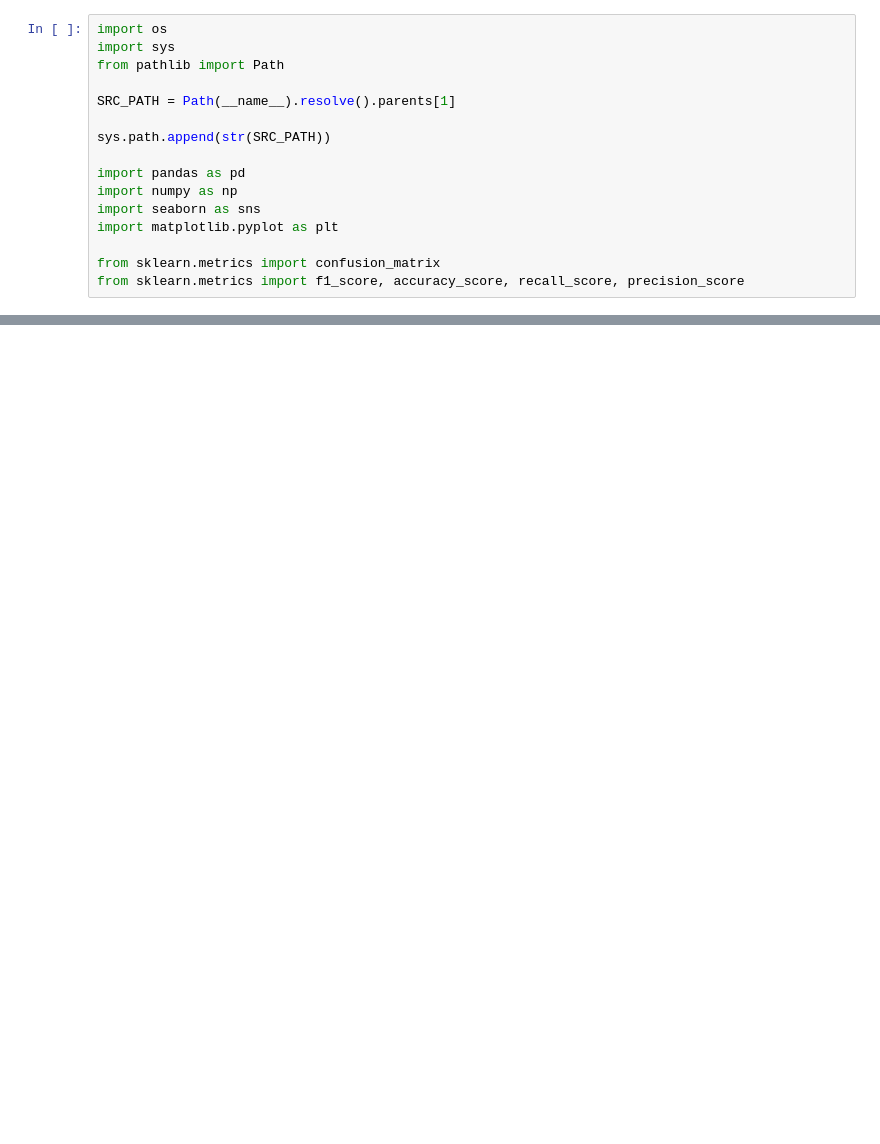
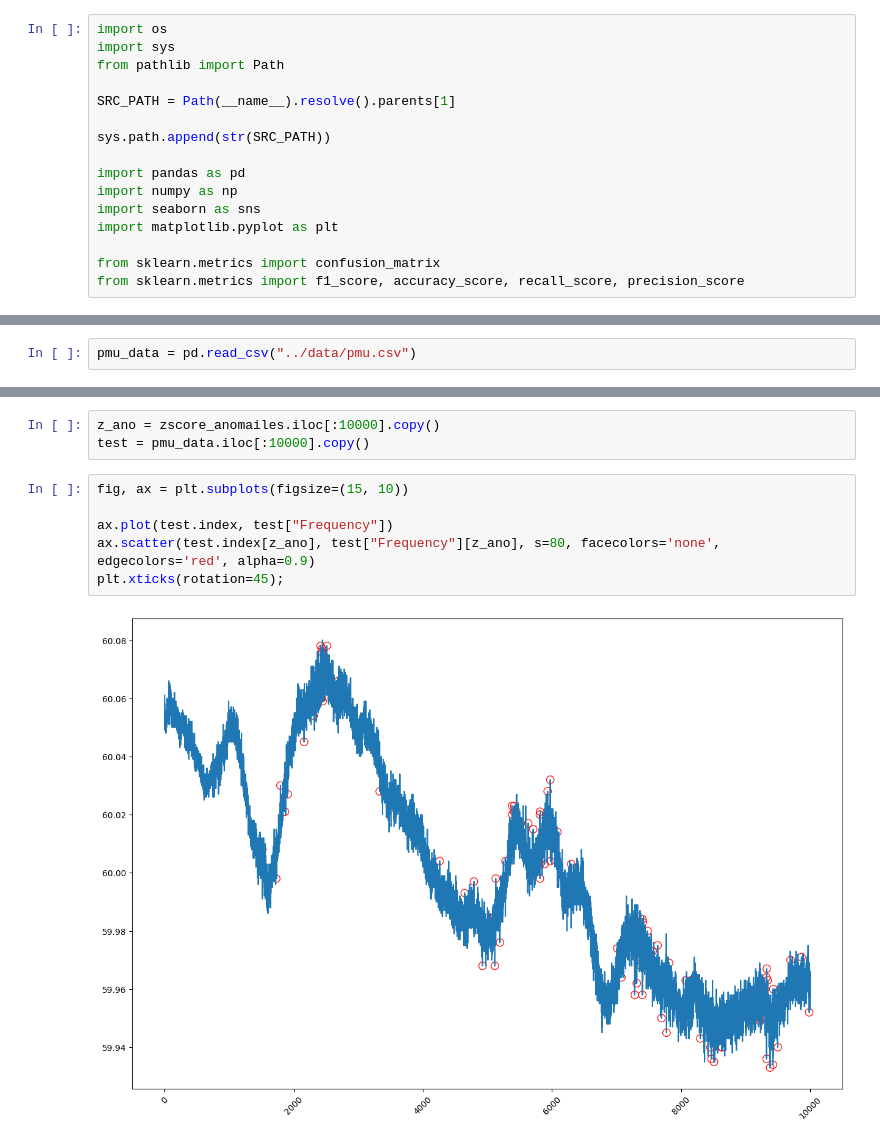
Before and after one commit to Rakdol/PMU-detection, a Jupyter notebook: notebooks/operator.ipynb, the cells around one changed output, grey strips where cells are left out. Saved outputs shown, nothing was run; the diff lists cells and outputs as text; blank space fills up the shorter version.

```diff
--- a/notebooks/operator.ipynb
+++ b/notebooks/operator.ipynb
@@ -236,0 +17,2 @@ array([[11935,     5],
+# %%
+pmu_data = pd.read_csv("../data/pmu.csv")
@@ -236,0 +133,11 @@ array([[11935,     5],
+# %%
+z_ano = zscore_anomailes.iloc[:10000].copy()
+test = pmu_data.iloc[:10000].copy()
+# %%
+fig, ax = plt.subplots(figsize=(15, 10))
+
+ax.plot(test.index, test["Frequency"])
+ax.scatter(test.index[z_ano], test["Frequency"][z_ano], s=80, facecolors='none', edgecolors='red', alpha=0.9)
+plt.xticks(rotation=45);
+# %% [output]
+[figure, added]
```
Also changed, not shown: parts of 43 cells of this notebook, 4 other files.
